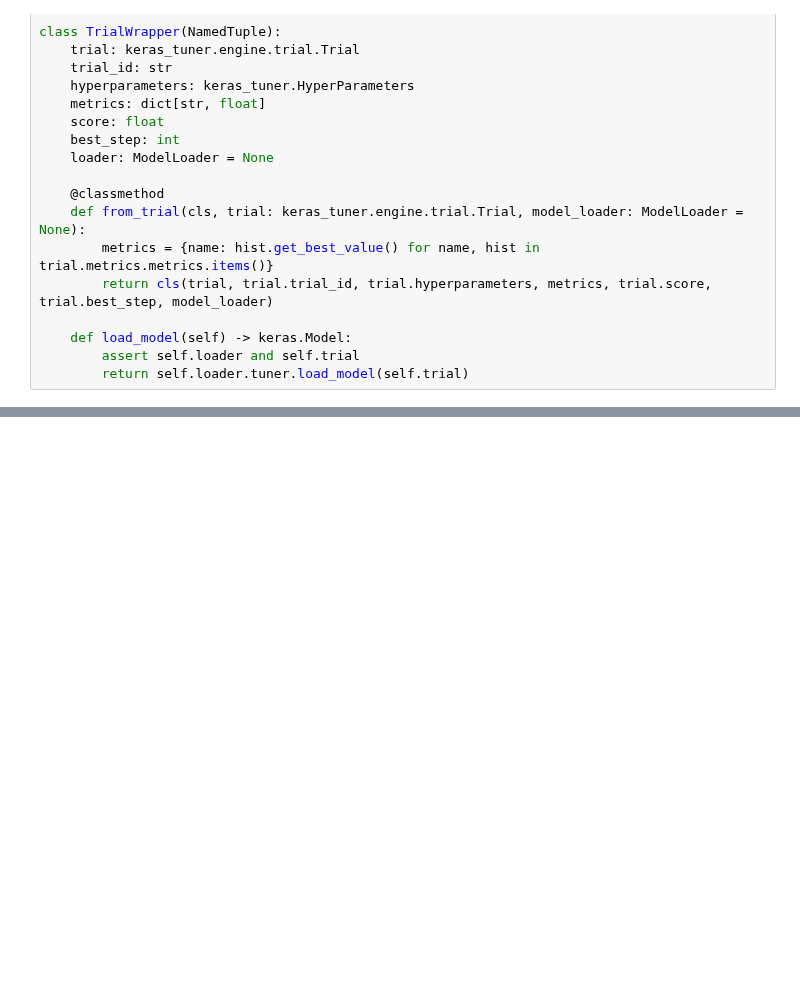
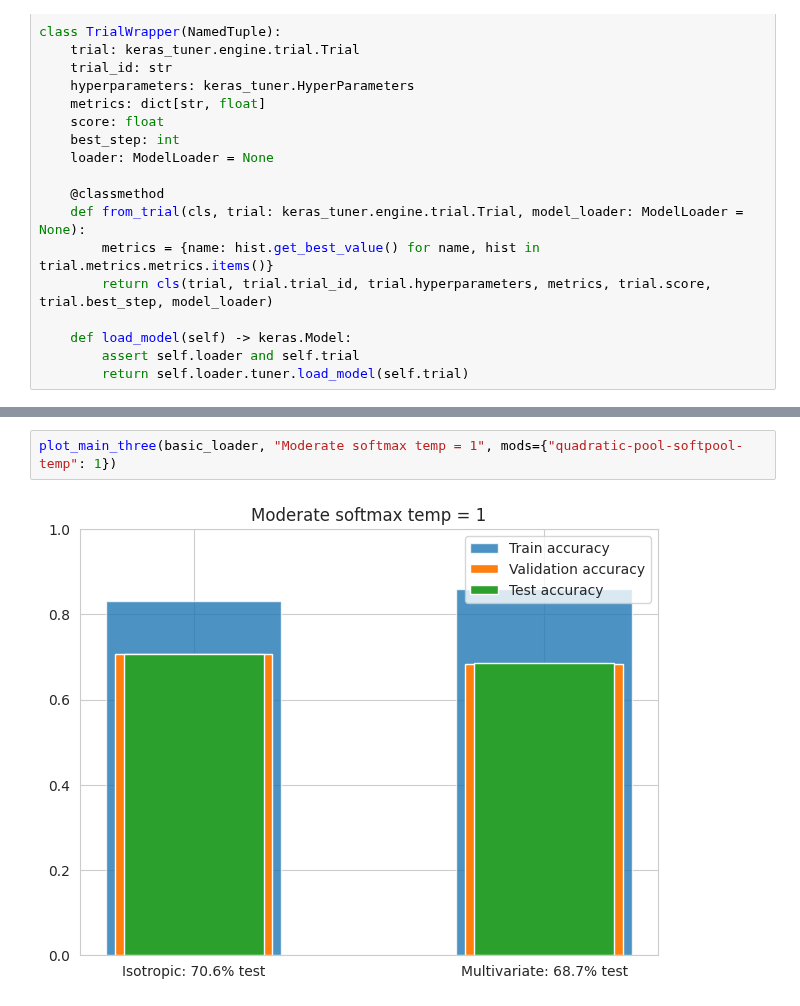
Before and after one commit to p-adema/quadratic-conv, a Jupyter notebook: scratch/result_check.ipynb, the cells around one changed output, grey strips where cells are left out. Cells and saved outputs as stored; diff of their text form; blank space fills up the shorter version.

```diff
--- a/scratch/result_check.ipynb
+++ b/scratch/result_check.ipynb
@@ -172,0 +281,4 @@ qmiso.evaluate(kmn.x_test, kmn.y_test, batch_size=2 ** 10, return_dict=True)
+# %%
+plot_main_three(basic_loader, "Moderate softmax temp = 1", mods={"quadratic-pool-softpool-temp": 1})
+# %% [output]
+[figure, added]
```
Also changed, not shown: parts of 29 cells of this notebook, 1 other file.
